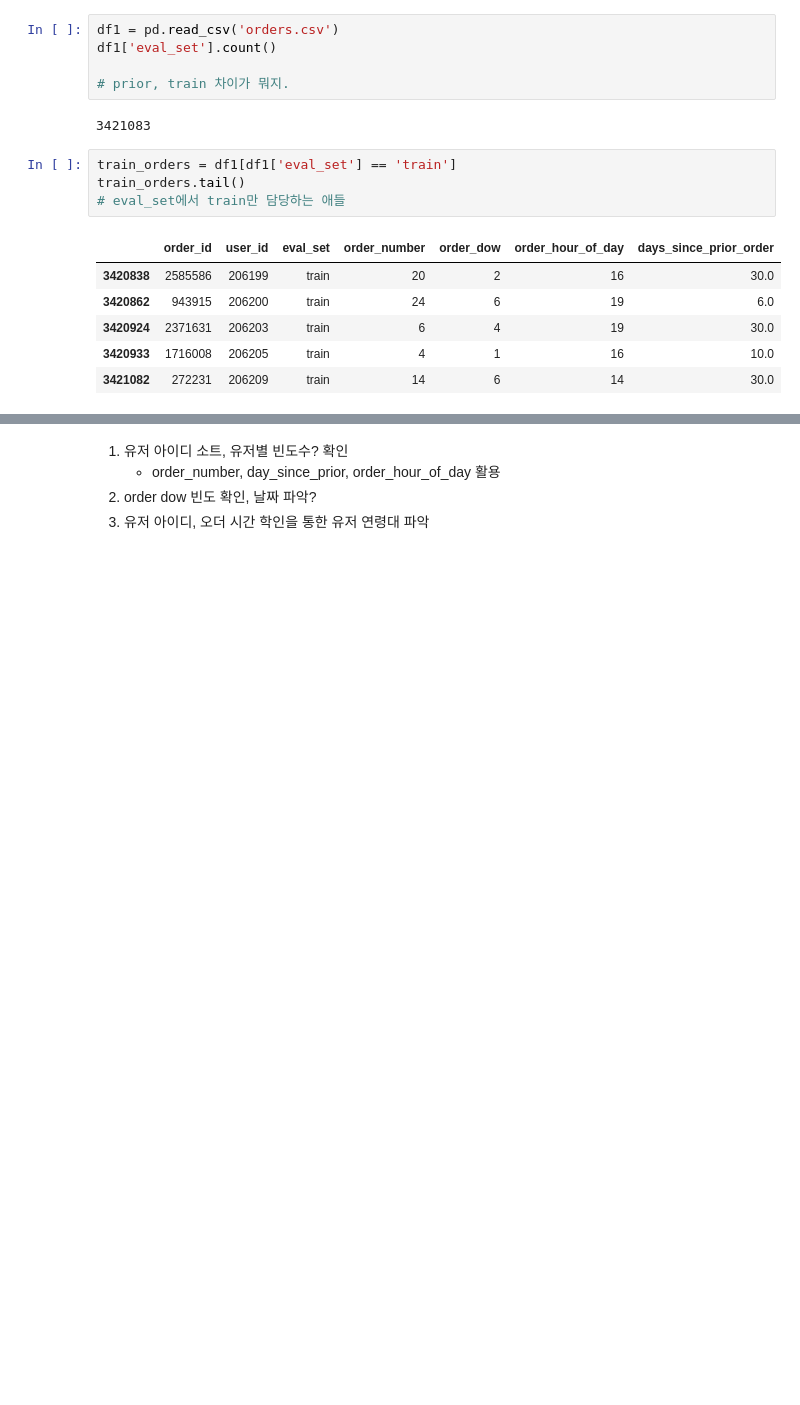
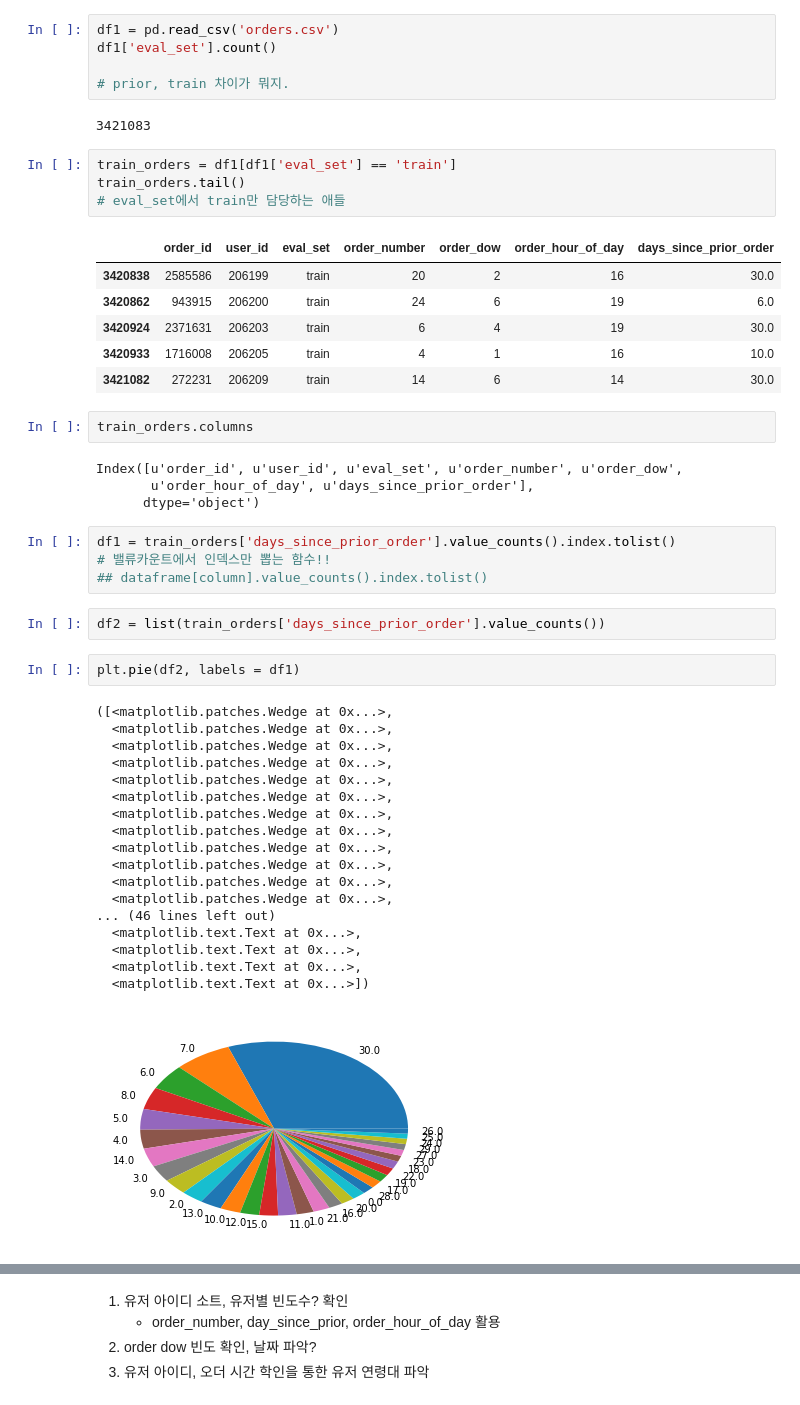
Before and after one commit to homekeeper89/pro_instacart, a Jupyter notebook: 0714_order_csv.ipynb, the cells around one changed output, grey strips where cells are left out. Cells and saved outputs as stored; diff of their text form; blank space fills up the shorter version.

```diff
--- a/0714_order_csv.ipynb
+++ b/0714_order_csv.ipynb
@@ -20,3 +20,36 @@ train_orders.tail()
 | 3420924 | 2371631 | 206203 | train | 6 | 4 | 19 | 30.0 |
 | 3420933 | 1716008 | 206205 | train | 4 | 1 | 16 | 10.0 |
 | 3421082 | 272231 | 206209 | train | 14 | 6 | 14 | 30.0 |
+# %%
+train_orders.columns
+# %% [output]
+Index([u'order_id', u'user_id', u'eval_set', u'order_number', u'order_dow',
+       u'order_hour_of_day', u'days_since_prior_order'],
+      dtype='object')
+# %%
+df1 = train_orders['days_since_prior_order'].value_counts().index.tolist()
+# 밸류카운트에서 인덱스만 뽑는 함수!!
+## dataframe[column].value_counts().index.tolist()
+# %%
+df2 = list(train_orders['days_since_prior_order'].value_counts())
+# %%
+plt.pie(df2, labels = df1)
+# %% [output]
+([<matplotlib.patches.Wedge at 0x...>,
+  <matplotlib.patches.Wedge at 0x...>,
+  <matplotlib.patches.Wedge at 0x...>,
+  <matplotlib.patches.Wedge at 0x...>,
+  <matplotlib.patches.Wedge at 0x...>,
+  <matplotlib.patches.Wedge at 0x...>,
+  <matplotlib.patches.Wedge at 0x...>,
+  <matplotlib.patches.Wedge at 0x...>,
+  <matplotlib.patches.Wedge at 0x...>,
+  <matplotlib.patches.Wedge at 0x...>,
+  <matplotlib.patches.Wedge at 0x...>,
+  <matplotlib.patches.Wedge at 0x...>,
+... (46 lines left out)
+  <matplotlib.text.Text at 0x...>,
+  <matplotlib.text.Text at 0x...>,
+  <matplotlib.text.Text at 0x...>,
+  <matplotlib.text.Text at 0x...>])
+[figure, added]
```
Also changed, not shown: parts of 10 cells of this notebook.
